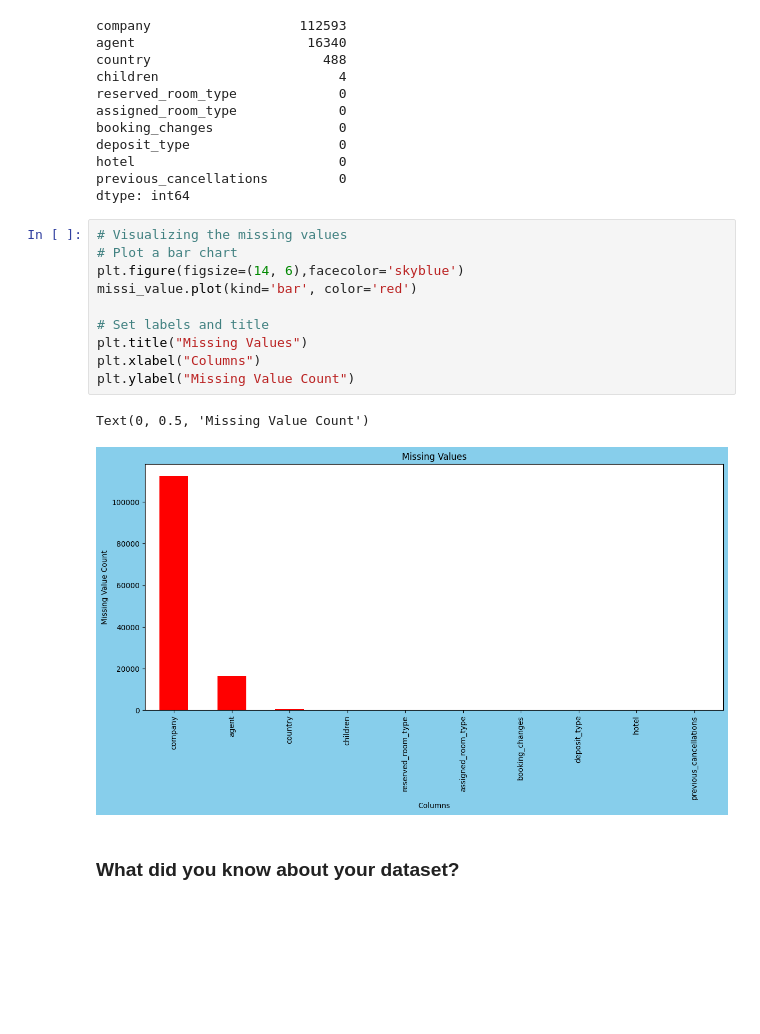
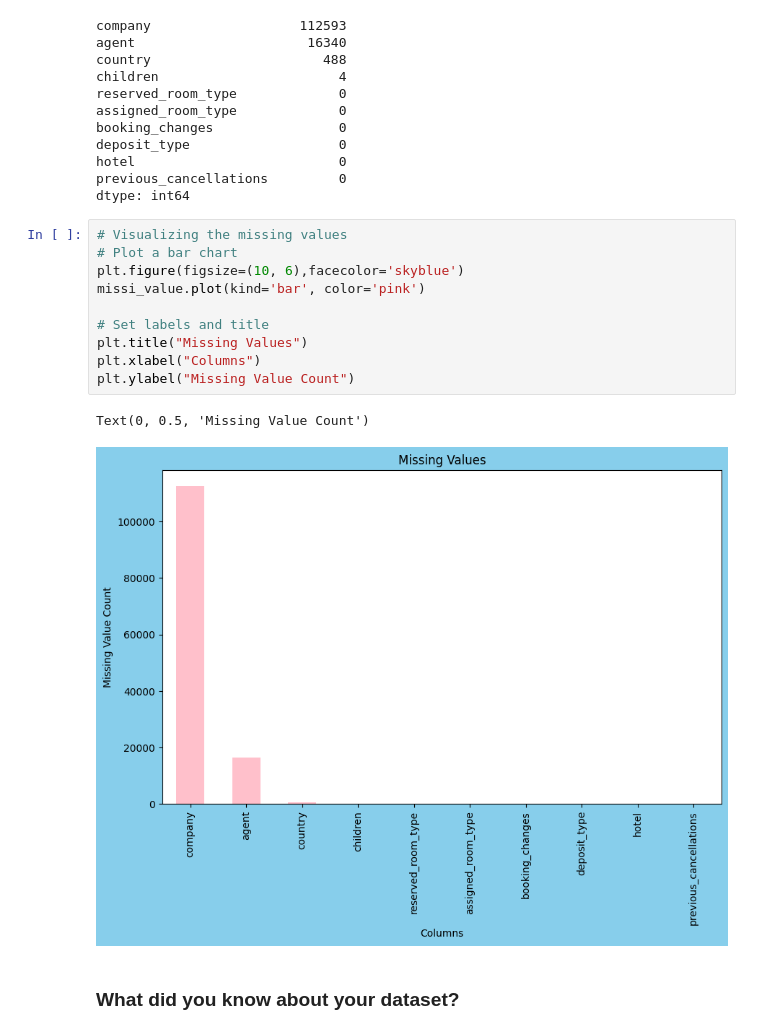
Before and after one commit to aayusharma01/Capstone_Proj, a Jupyter notebook: Hotel_Booking_Analysis.ipynb, the cells around one changed output. Cells and saved outputs as stored; diff of their text form; blank space fills up the shorter version.

```diff
--- a/Hotel_Booking_Analysis.ipynb
+++ b/Hotel_Booking_Analysis.ipynb
@@ -158,16 +158,16 @@ dtype: int64
 # %%
 # Visualizing the missing values
 # Plot a bar chart
-plt.figure(figsize=(14, 6),facecolor='skyblue')
-missi_value.plot(kind='bar', color='red')
+plt.figure(figsize=(10, 6),facecolor='skyblue')
+missi_value.plot(kind='bar', color='pink')
 
 # Set labels and title
 plt.title("Missing Values")
 plt.xlabel("Columns")
 plt.ylabel("Missing Value Count")
 # %% [output]
 Text(0, 0.5, 'Missing Value Count')
-[figure, old version]
+[figure, new version]
 # %% [markdown]
 ### What did you know about your dataset?
 # %% [markdown]
```
Also changed, not shown: parts of 9 cells of this notebook.
